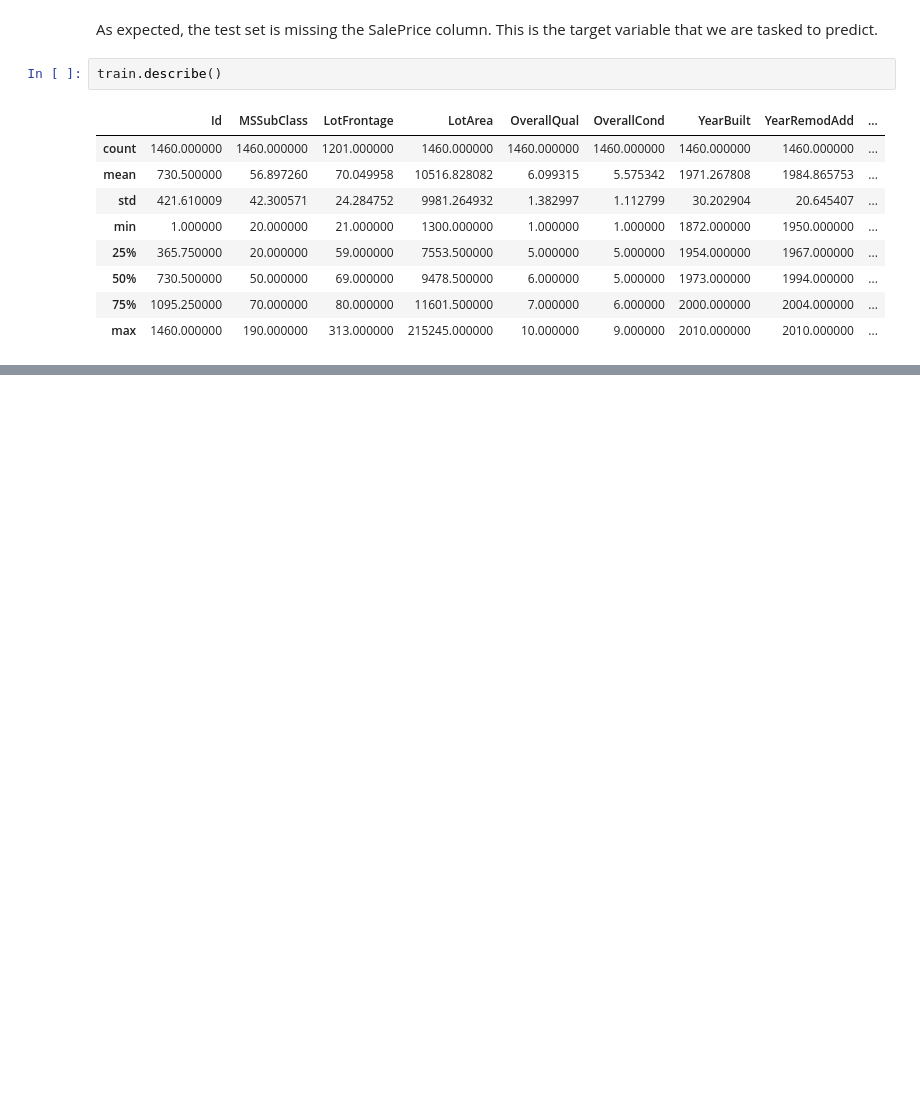
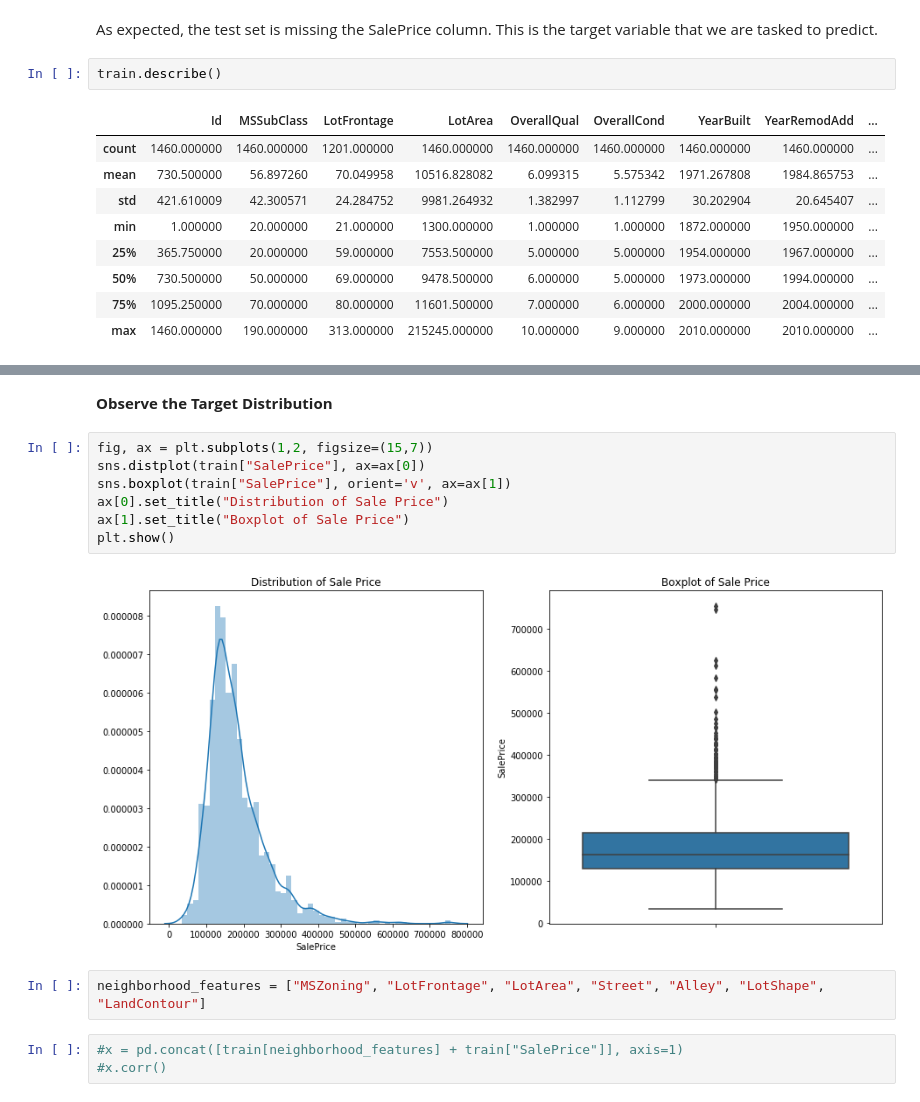
Before and after one commit to amypeniston/kaggle-competitions, a Jupyter notebook: house-prices/1_EDA.ipynb, the cells around one changed output, grey strips where cells are left out. Saved outputs shown, nothing was run; the diff lists cells and outputs as text; blank space fills up the shorter version.

```diff
--- a/house-prices/1_EDA.ipynb
+++ b/house-prices/1_EDA.ipynb
@@ -84,0 +118,16 @@ Cols of type object: ['MSZoning', 'Street', 'Alley', 'LotShape', 'LandContour',
+# %% [markdown]
+**Observe the Target Distribution**
+# %%
+fig, ax = plt.subplots(1,2, figsize=(15,7))
+sns.distplot(train["SalePrice"], ax=ax[0])
+sns.boxplot(train["SalePrice"], orient='v', ax=ax[1])
+ax[0].set_title("Distribution of Sale Price")
+ax[1].set_title("Boxplot of Sale Price")
+plt.show()
+# %% [output]
+[figure, added]
+# %%
+neighborhood_features = ["MSZoning", "LotFrontage", "LotArea", "Street", "Alley", "LotShape", "LandContour"]
+# %%
+#x = pd.concat([train[neighborhood_features] + train["SalePrice"]], axis=1)
+#x.corr()
```
Also changed, not shown: parts of 4 cells of this notebook.
